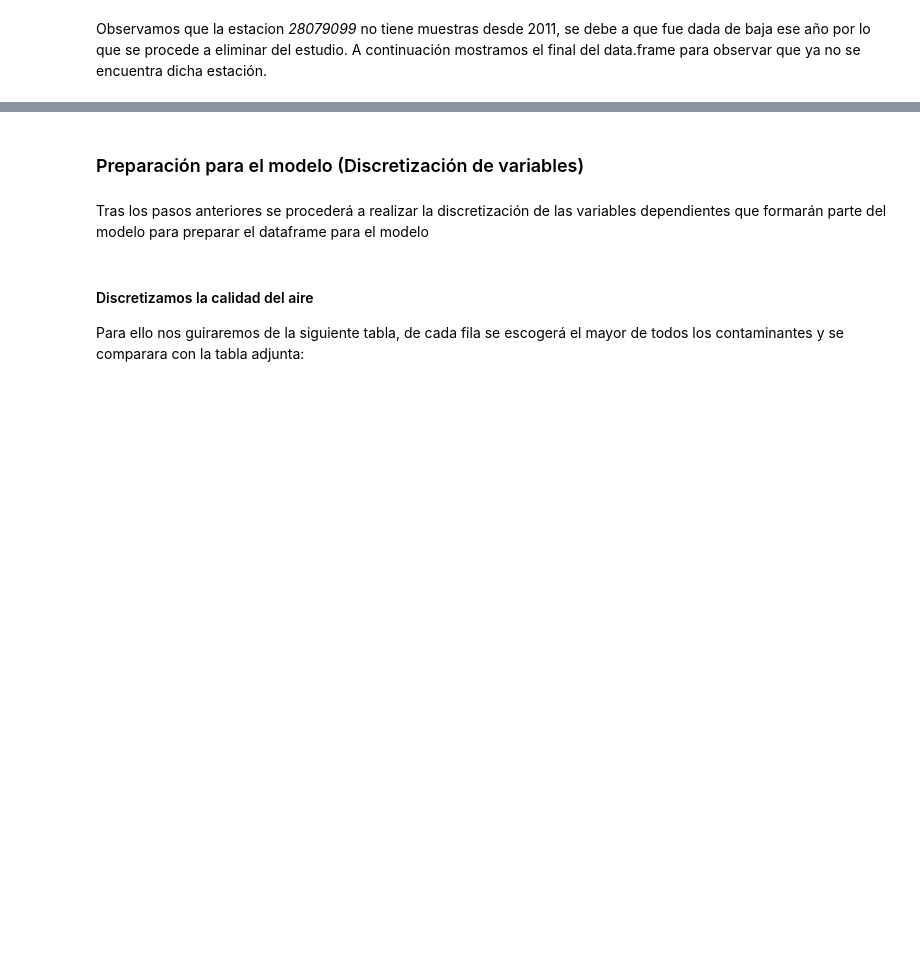
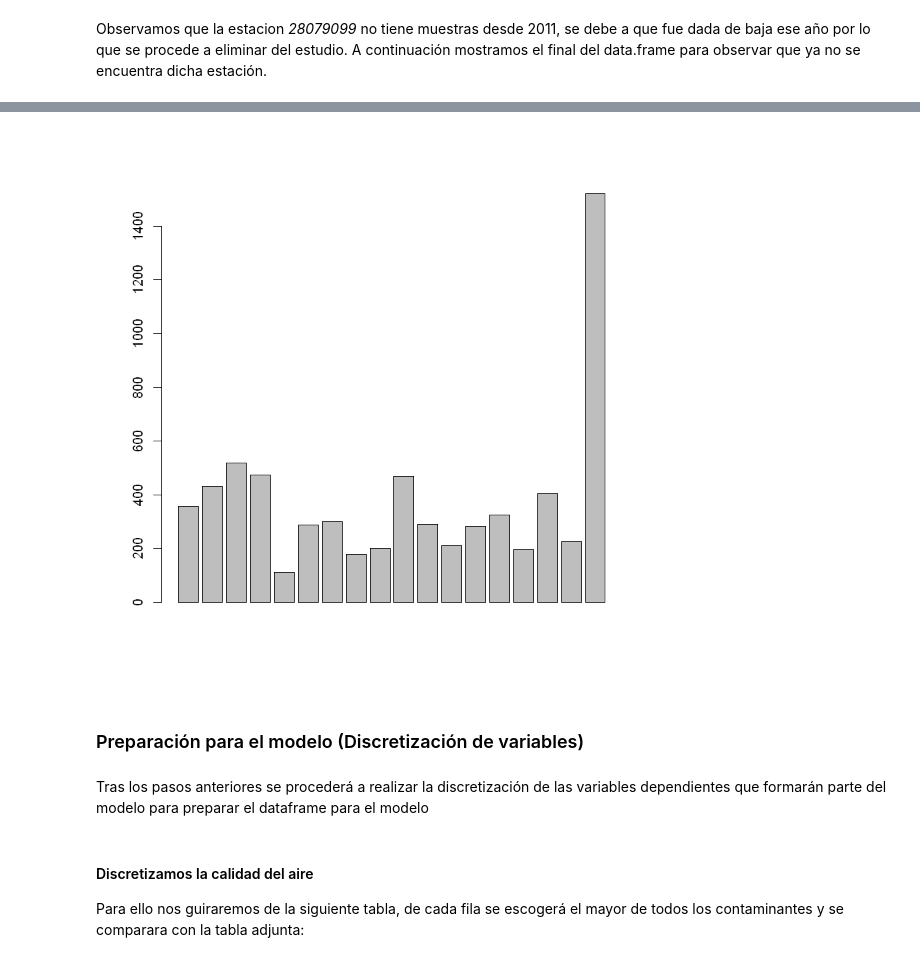
Before and after one commit to manumonforte/DataMining-BigDataParadigm, a Jupyter notebook: Estudio.ipynb, the cells around one changed output, grey strips where cells are left out. Drawn from its saved outputs; the diff is of its cells as text; code cells hidden in the pictures; blank space fills up the shorter version.

```diff
--- a/Estudio.ipynb
+++ b/Estudio.ipynb
@@ -545,0 +539,10 @@ head(rainfall)
+# %%
+rainfall$year <- as.numeric(format(rainfall$date,'%Y'))
+
+rainfall_year <- rainfall %>%
+  group_by(year) %>%
+  summarise(quantity = sum(quantity, na.rm = TRUE))
+
+rainfall$year = NULL
+
+rainfall_year
@@ -546,3 +567,7 @@ head(rainfall)
+# %%
+barplot(rainfall_year$quantity)
+# %% [output]
+[figure, added]
 # %% [markdown]
 ### Preparación para el modelo (Discretización de variables)
 # %% [markdown]
```
Also changed, not shown: parts of 16 cells of this notebook.
